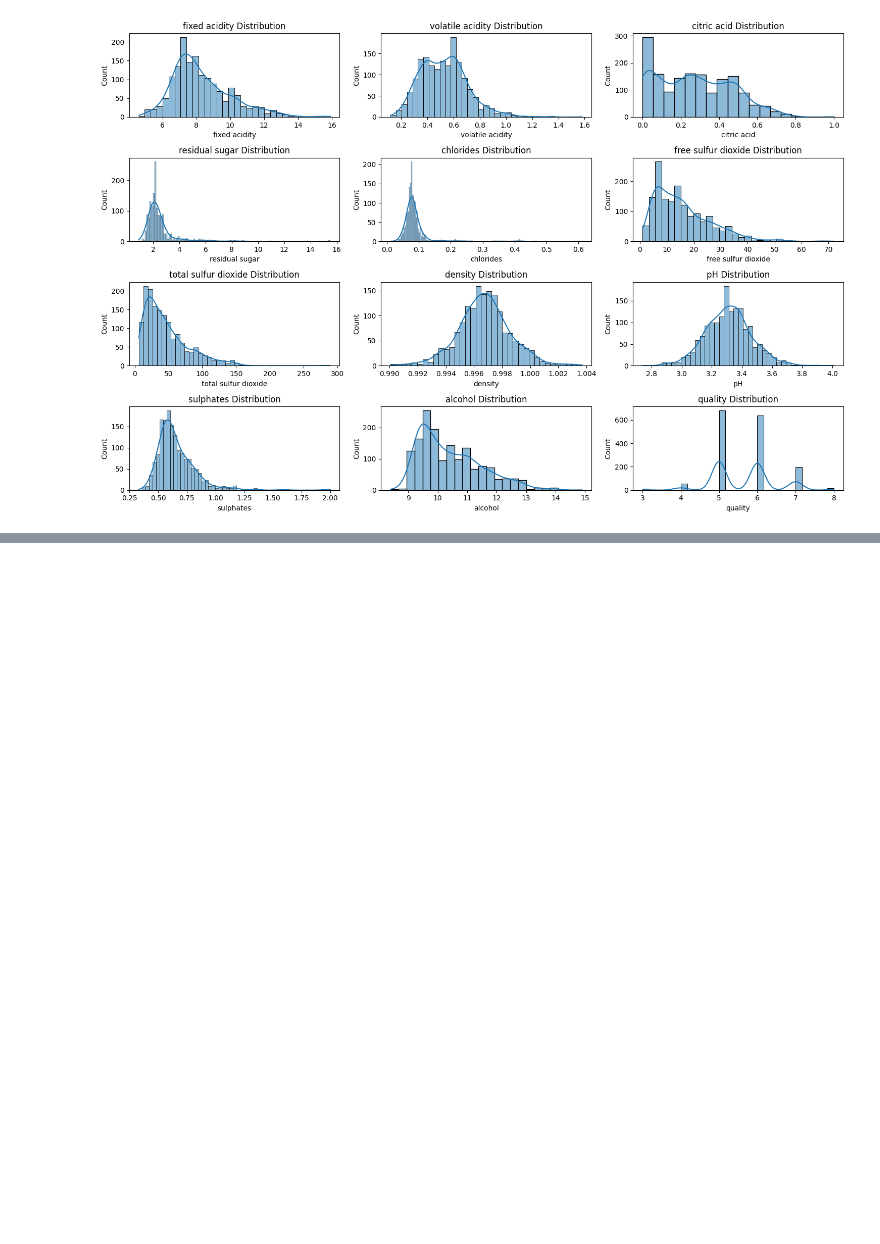
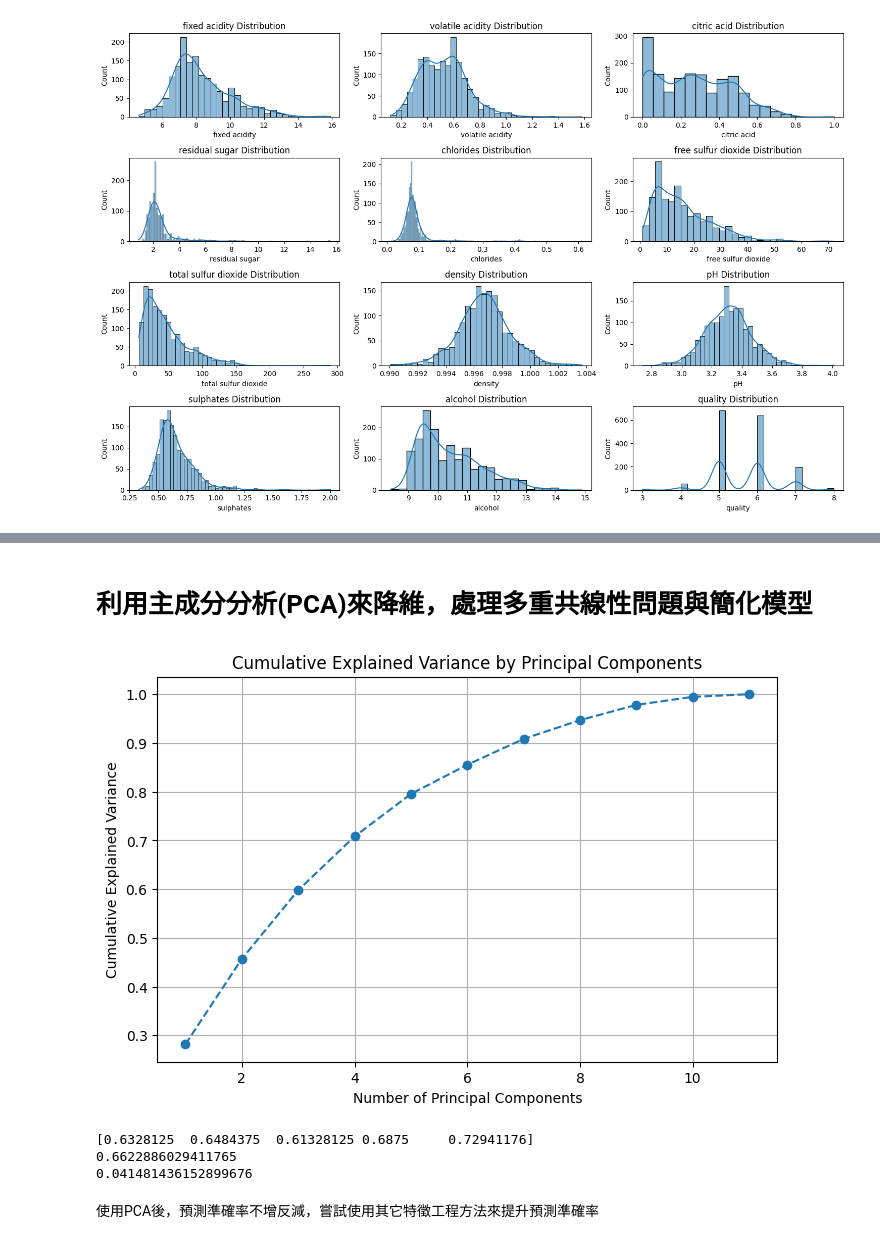
Before and after one commit to JerryLiu789/Prediction-of-quality-of-Wine, a Jupyter notebook: Prediction_of_quality_of_Wine.ipynb, the cells around one changed output, grey strips where cells are left out. Saved outputs shown, nothing was run; the diff lists cells and outputs as text; code cells hidden in the pictures; blank space fills up the shorter version.

```diff
--- a/Prediction_of_quality_of_Wine.ipynb
+++ b/Prediction_of_quality_of_Wine.ipynb
@@ -72,0 +135,54 @@ plt.show()
+# %% [markdown]
+# 利用主成分分析(PCA)來降維，處理多重共線性問題與簡化模型
+# %%
+from sklearn.decomposition import PCA
+from sklearn.preprocessing import StandardScaler
+
+
+# 標準化數據
+scaler = StandardScaler()
+X_scaled = scaler.fit_transform(X)
+
+# 應用PCA
+pca = PCA()
+X_pca = pca.fit_transform(X_scaled)
+
+# 檢查每個主成分的解釋變異量
+explained_variance = pca.explained_variance_ratio_
+cumulative_variance = explained_variance.cumsum()
+
+# 繪製解釋變異量圖
+plt.figure(figsize=(8, 5))
+plt.plot(range(1, len(explained_variance) + 1), cumulative_variance, marker='o', linestyle='--')
+plt.title('Cumulative Explained Variance by Principal Components')
+plt.xlabel('Number of Principal Components')
+plt.ylabel('Cumulative Explained Variance')
+plt.grid(True)
+plt.show()
+# %% [output]
+[figure, added]
+# %%
+# 根據解釋變異量決定保留的主成分數量
+n_components = 6 # 選擇前6個主成份，累積解釋變異量約85%
+pca = PCA(n_components=n_components)
+X_pca = pca.fit_transform(X_scaled)
+
+# 轉換後的數據框架
+X_pca_df = pd.DataFrame(X_pca, columns=[f'PC{i+1}' for i in range(n_components)])
+
+# 將PCA變換後的數據與標籤結合
+final_data = pd.concat([X_pca_df, y.reset_index(drop=True)], axis=1)
+
+# 訓練隨機森林模型
+X_train, X_test, y_train, y_test = train_test_split(X_pca_df, y, test_size = 0.2, random_state = 42)
+rfc = RandomForestClassifier(n_estimators=200)
+rfc_eval = cross_val_score(estimator = rfc, X = X_train, y = y_train, cv = 5)
+print(rfc_eval)
+print(rfc_eval.mean())
+print(rfc_eval.std())
+# %% [output]
+[0.6328125  0.6484375  0.61328125 0.6875     0.72941176]
+0.6622886029411765
+0.041481436152899676
+# %% [markdown]
+使用PCA後，預測準確率不增反減，嘗試使用其它特徵工程方法來提升預測準確率
```
Also changed, not shown: parts of 6 cells of this notebook.
